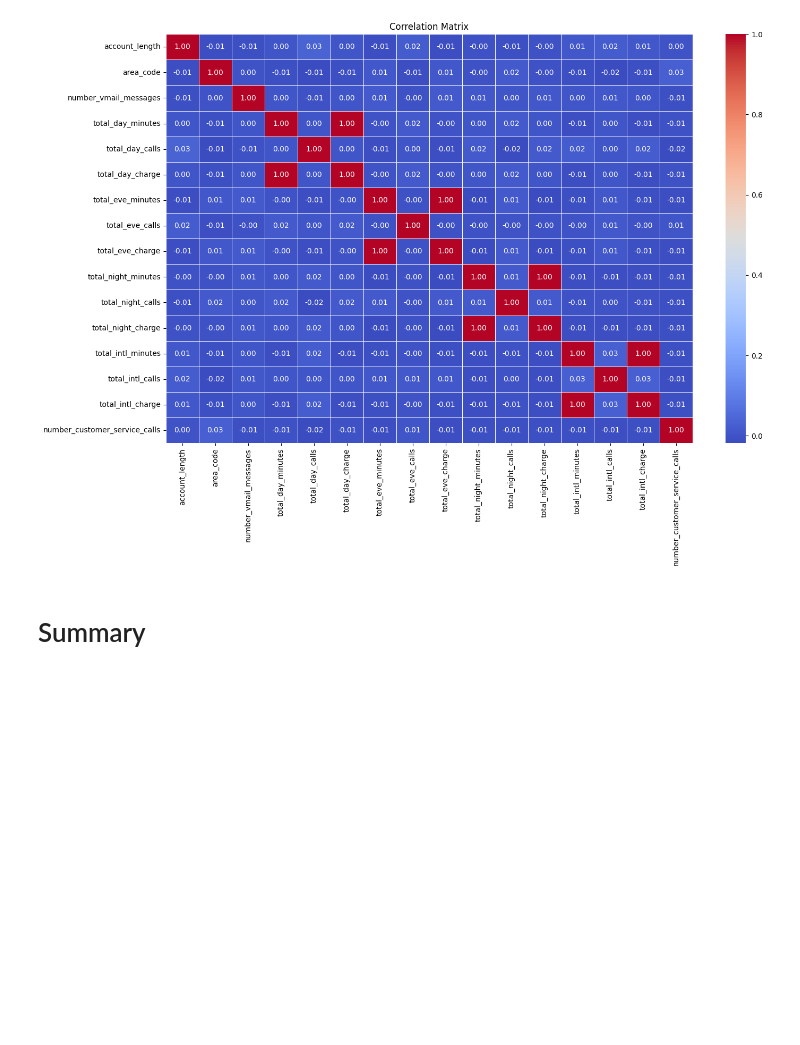
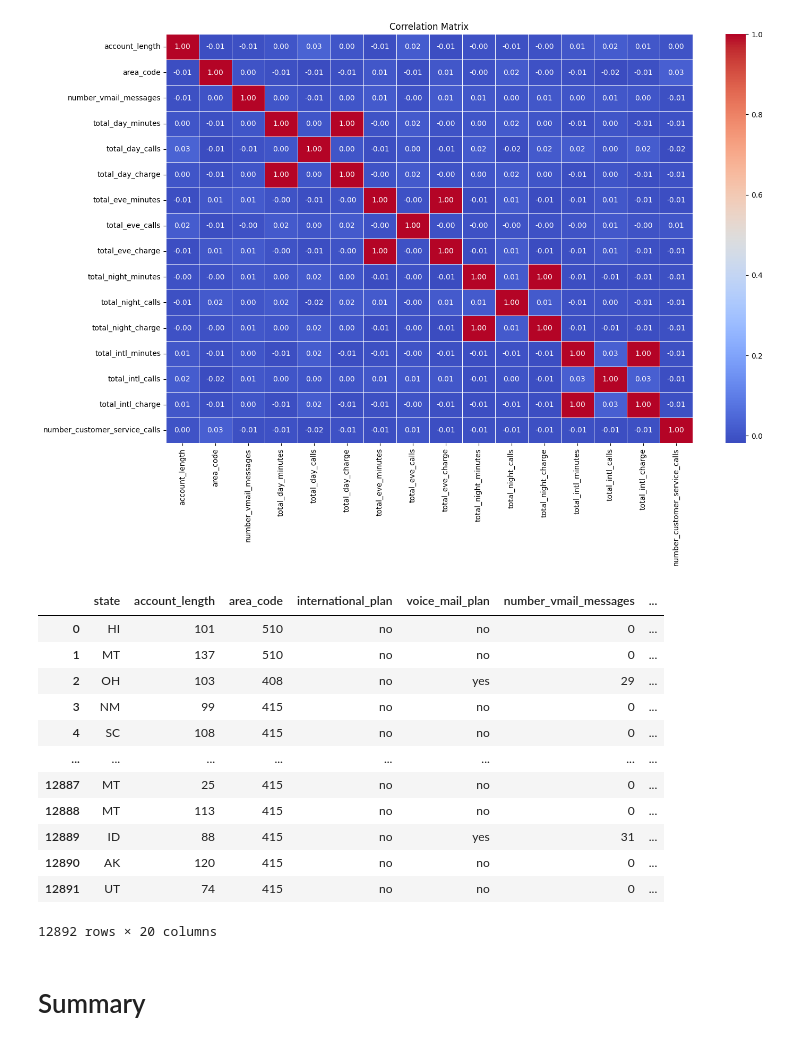
Before and after one commit to rishv1912/Customer-Churn-MLOps, a Jupyter notebook: analysis/eda.ipynb, the cells around one changed output. Saved outputs shown, nothing was run; the diff lists cells and outputs as text; code cells hidden in the pictures; blank space fills up the shorter version.

```diff
--- a/analysis/eda.ipynb
+++ b/analysis/eda.ipynb
@@ -353,6 +366,22 @@ plt.title("Correlation Matrix")
 plt.show()
 # %% [output]
 [figure]
+# %%
+df
+# %% [output]
+|  | state | account_length | area_code | international_plan | voice_mail_plan | number_vmail_messages | ... |
+| 0 | HI | 101 | 510 | no | no | 0 | ... |
+| 1 | MT | 137 | 510 | no | no | 0 | ... |
+| 2 | OH | 103 | 408 | no | yes | 29 | ... |
+| 3 | NM | 99 | 415 | no | no | 0 | ... |
+| 4 | SC | 108 | 415 | no | no | 0 | ... |
+| ... | ... | ... | ... | ... | ... | ... | ... |
+| 12887 | MT | 25 | 415 | no | no | 0 | ... |
+| 12888 | MT | 113 | 415 | no | no | 0 | ... |
+| 12889 | ID | 88 | 415 | no | yes | 31 | ... |
+| 12890 | AK | 120 | 415 | no | no | 0 | ... |
+| 12891 | UT | 74 | 415 | no | no | 0 | ... |
+12892 rows × 20 columns
 # %% [markdown]
 # Summary
 # %% [markdown]
```
Also changed, not shown: parts of 7 cells of this notebook, 5 other files.
